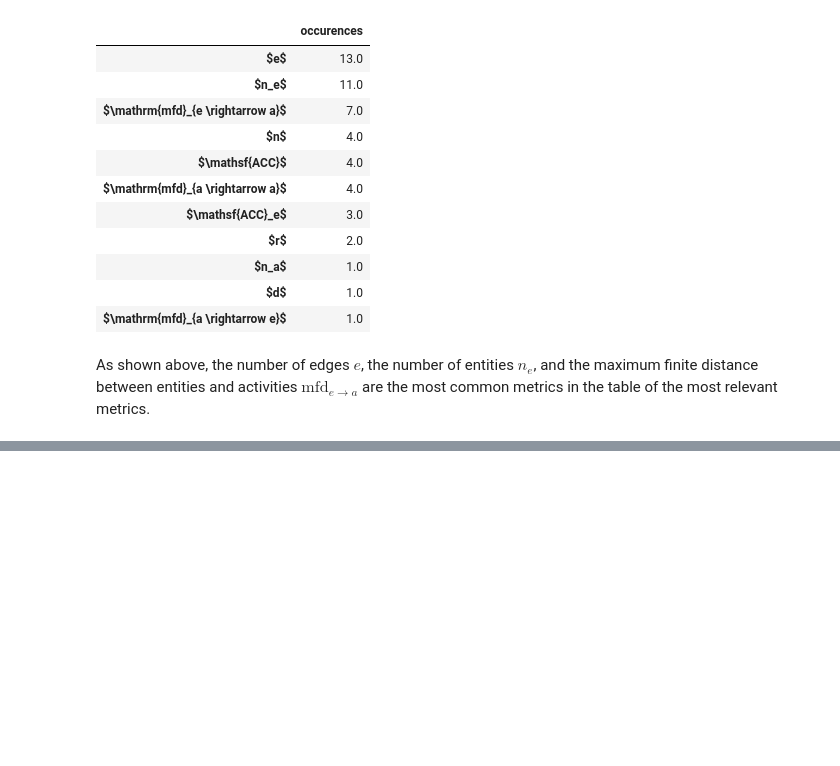
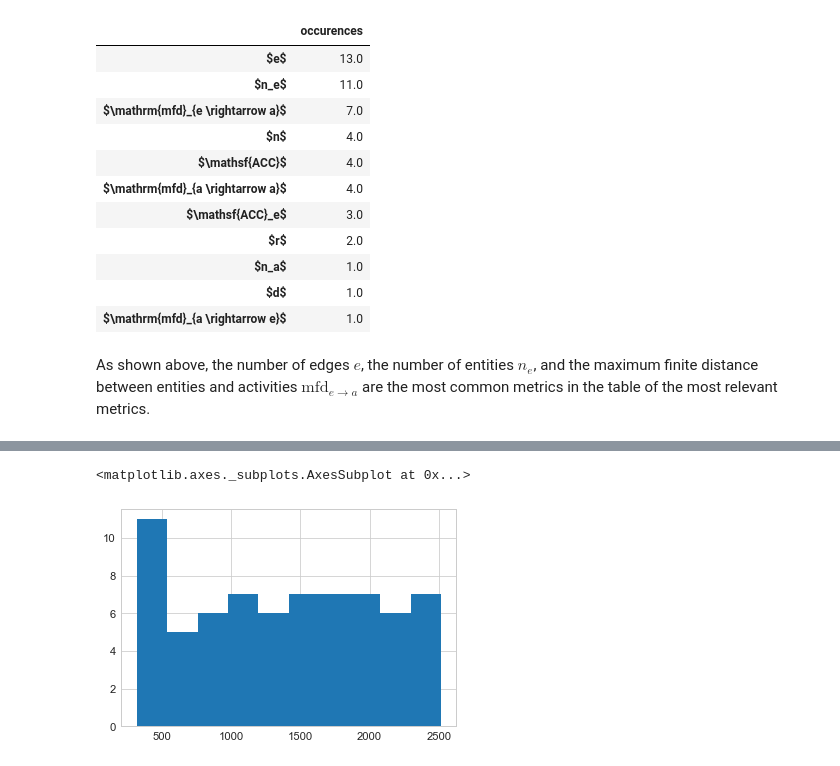
Before and after one commit to trungdong/datasets-provanalytics-dmkd, a Jupyter notebook: Application 3 - RRG Messages.ipynb, the cells around one changed output, grey strips where cells are left out. Saved outputs shown, nothing was run; the diff lists cells and outputs as text; code cells hidden in the pictures; blank space fills up the shorter version.

```diff
--- a/Application 3 - RRG Messages.ipynb
+++ b/Application 3 - RRG Messages.ipynb
@@ -285,0 +310,5 @@ As shown above, the number of edges $e$, the number of entities $n_e$, and the m
+# %%
+df.edges.hist()
+# %% [output]
+<matplotlib.axes._subplots.AxesSubplot at 0x...>
+[figure, added]
```
Also changed, not shown: parts of 5 cells of this notebook, 1 other file.
